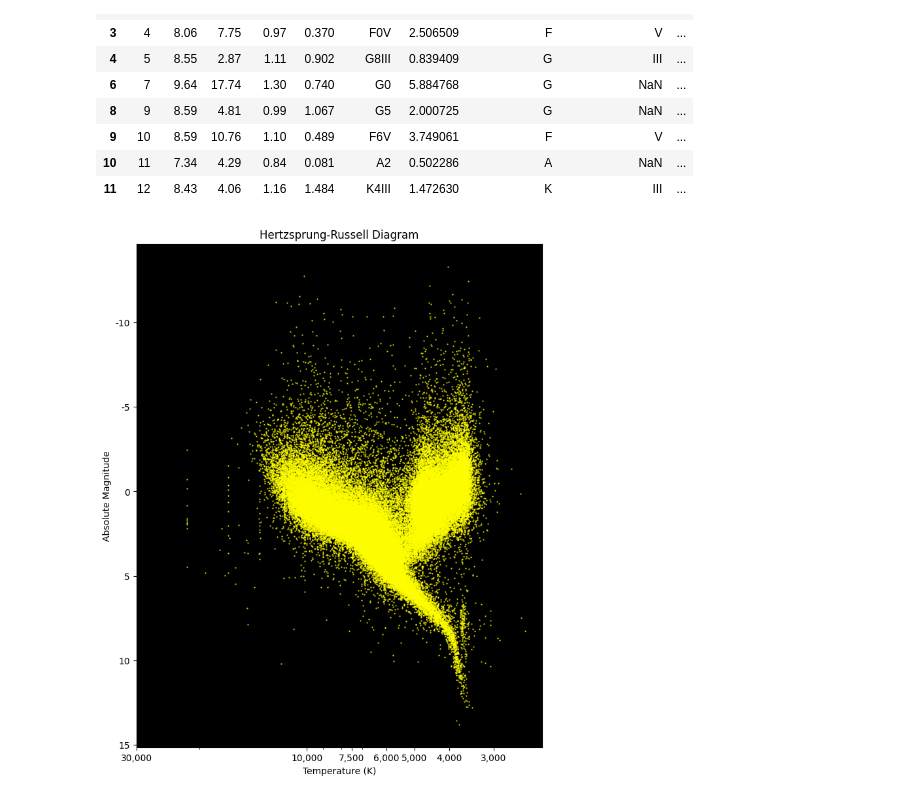
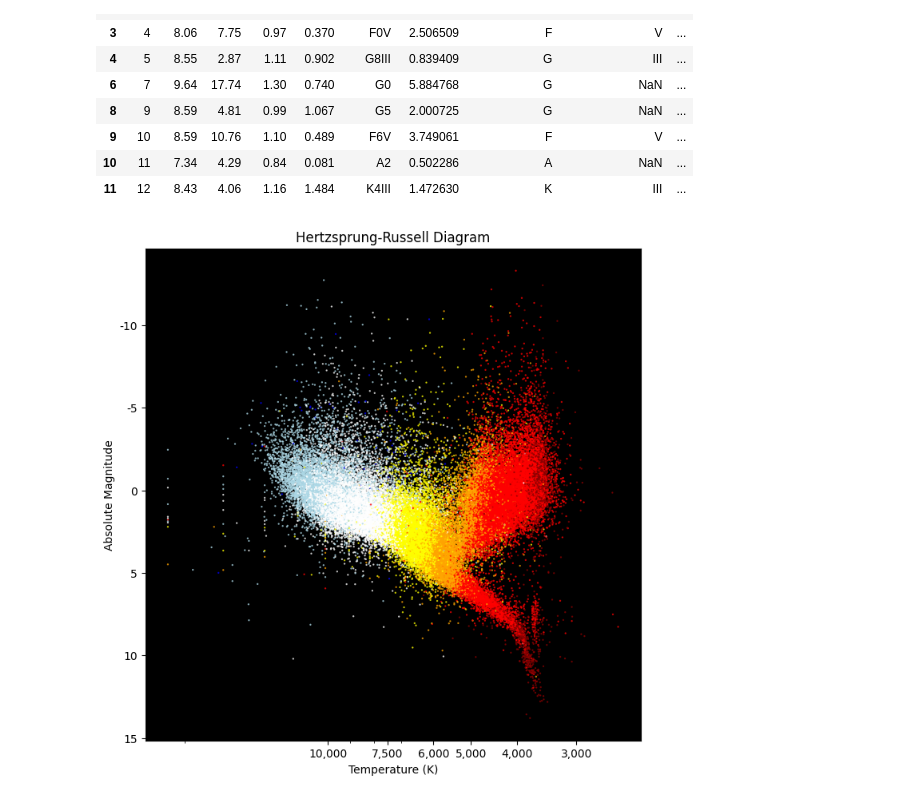
Before and after one commit to EP1XWARR10R/stellar-classification-capstone, a Jupyter notebook: Capstone.ipynb, the cells around one changed output. Cells and saved outputs as stored; diff of their text form; code cells hidden in the pictures.

Commit message:
feat: added color to HRD

```diff
--- a/Capstone.ipynb
+++ b/Capstone.ipynb
@@ -115,25 +115,31 @@ df2.head(10)
 df2['Temperature'] = 4600 * (1 / (0.92 * df2['B-V'] + 1.7) + 1 / (0.92 * df2['B-V'] + 0.62))
 # %%
 # Plotting the H-R Diagram
-plt.figure(figsize=(8, 10))
+plt.figure(figsize=(8, 8))
 
 # Set up the plots scales
 plt.gca().invert_xaxis()  # Temperature decreases to the right
 plt.gca().invert_yaxis()  # Absolute magnitude increases downwards
 plt.xscale('log')
 plt.yscale('linear')
-
+plt.yticks([-10, -5, 0, 5, 10, 15], ['-10', '-5', '0', '5', '10', '15'])
+plt.xticks([30000, 10000, 7500, 6000, 5000, 4000, 3000], ['30,000', '10,000', '7,500', '6,000', '5,000', '4,000', '3,000'])
 
 # Set colors
 plt.gca().set_facecolor('black')
 
-plt.scatter(df2['Temperature'], df2['Amag'], c='yellow', s=0.5, alpha=0.7)
-# plt.scatter(df2['Temperature'], df2['Amag'], c=df2['Temperature'], cmap='plasma', s=1, alpha=0.7)
-plt.yticks([-10, -5, 0, 5, 10, 15], ['-10', '-5', '0', '5', '10', '15'])
-plt.xticks([30000, 10000, 7500, 6000, 5000, 4000, 3000], ['30,000', '10,000', '7,500', '6,000', '5,000', '4,000', '3,000'])
+# color each spectral class differently
+spectral_classes = ['O', 'B', 'A', 'F', 'G', 'K', 'M']
+spectral_colors = ['blue', 'lightblue', 'white', 'yellow', 'orange', 'red', 'darkred']
+colors = dict(zip(spectral_classes, spectral_colors))
+color_series = df2['SpectralClass'].map(colors)
+
+plt.scatter(df2['Temperature'], df2['Amag'], c=color_series, s=0.5, alpha=0.7)
+
+# Add labels and title
 plt.xlabel('Temperature (K)')
 plt.ylabel('Absolute Magnitude')
 plt.title('Hertzsprung-Russell Diagram')
 plt.show()
 # %% [output]
-[figure, old version]
+[figure, new version]
```
